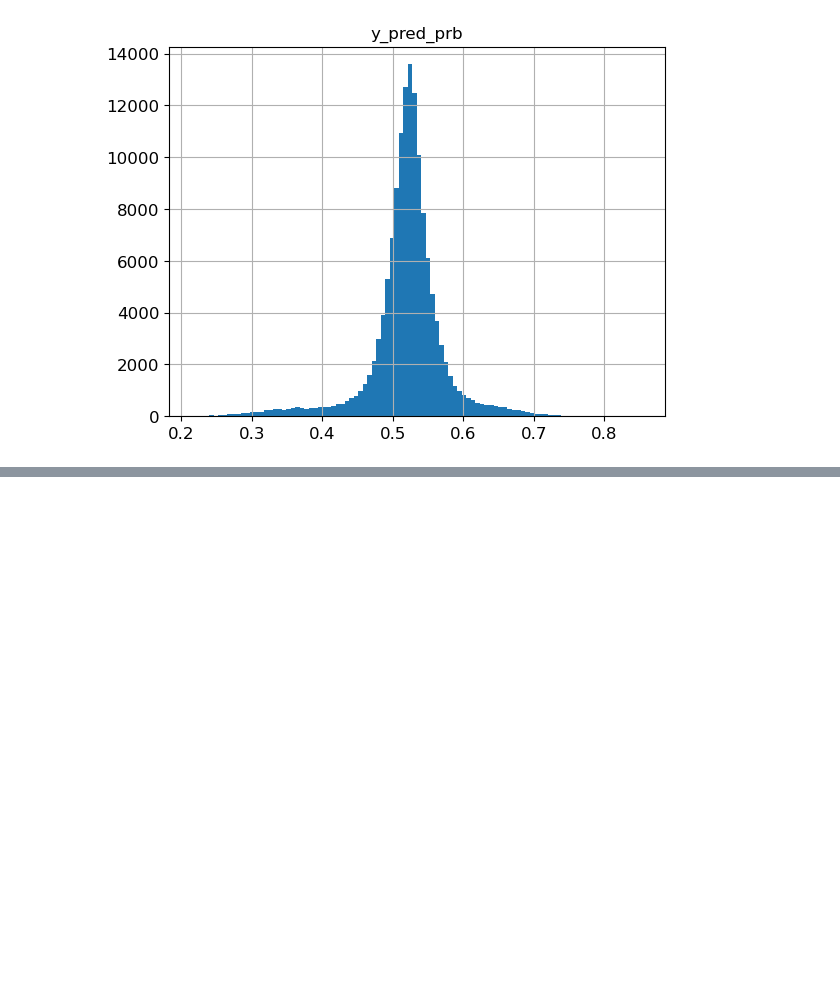
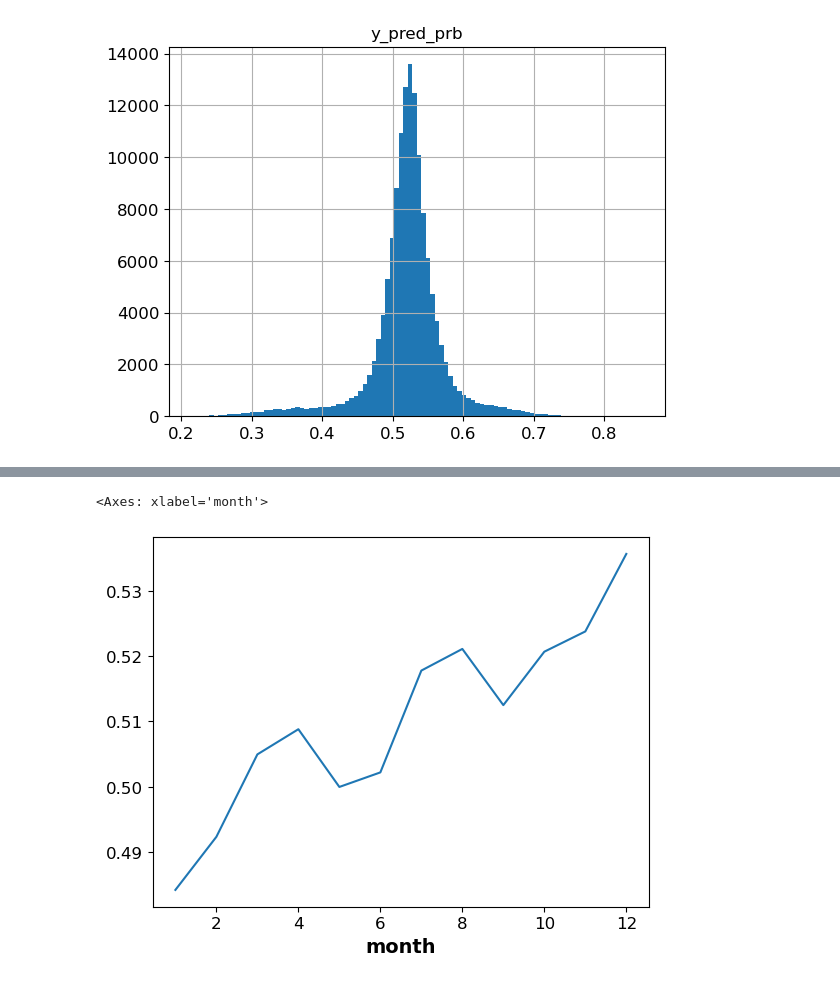
Before and after one commit to ruoqig1/EightK, a Jupyter notebook: results_explorer.ipynb, the cells around one changed output, grey strips where cells are left out. Cells and saved outputs as stored; diff of their text form; code cells hidden in the pictures; blank space fills up the shorter version.

```diff
--- a/results_explorer.ipynb
+++ b/results_explorer.ipynb
@@ -301,0 +311,5 @@ dtype: float64
+# %%
+apple_2019 = df_grouped[df_grouped['permno']==14593]
+apple_2019['month'] = apple_2019['date_news'].dt.month
+apple_2019_monthly = apple_2019.groupby('month')['y_pred_prb'].transform('mean')
+apple_2019_monthly
@@ -301,0 +334,5 @@ dtype: float64
+# %%
+apple_2019.groupby('month')['y_pred_prb'].mean().plot()
+# %% [output]
+<Axes: xlabel='month'>
+[figure, added]
```
Also changed, not shown: parts of 4 cells of this notebook, 2 other files.
